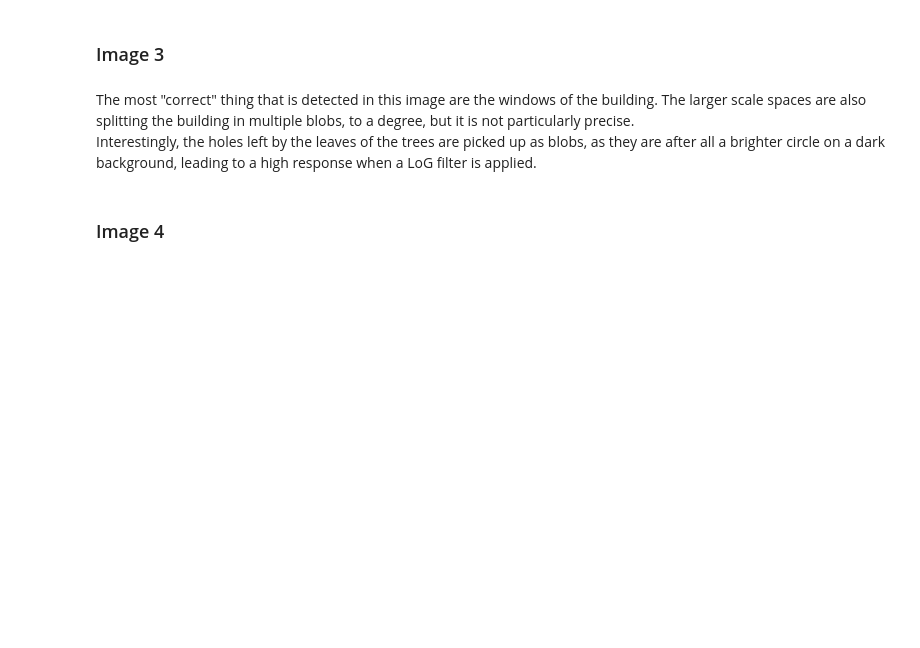
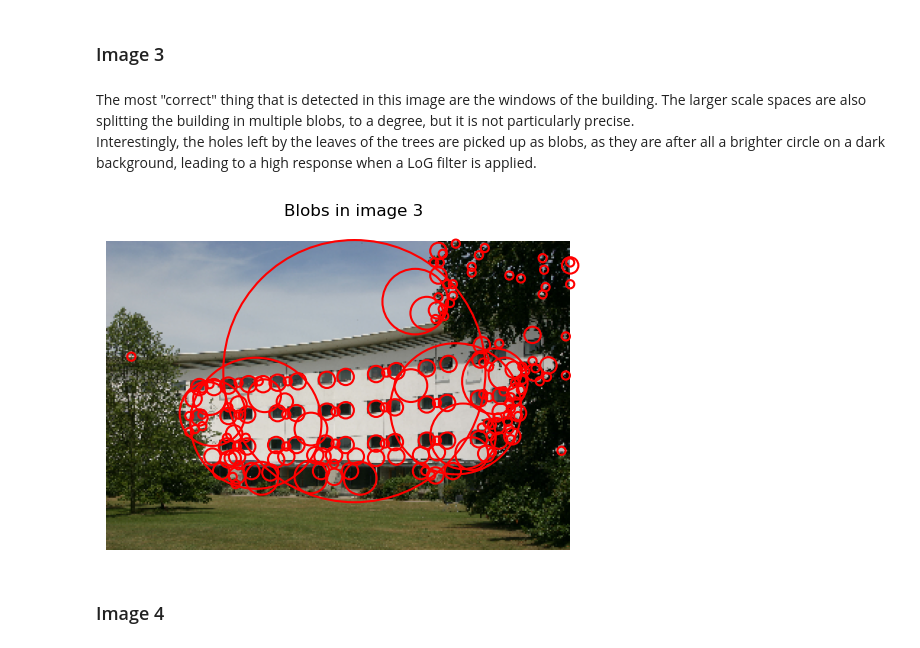
Before and after one commit to davideamadei/ISPR-Midterms, a Jupyter notebook: Midterm1/Assignment.ipynb, the cells around one changed output. Saved outputs shown, nothing was run; the diff lists cells and outputs as text; code cells hidden in the pictures; blank space fills up the shorter version.

```diff
--- a/Midterm1/Assignment.ipynb
+++ b/Midterm1/Assignment.ipynb
@@ -269,11 +281,13 @@ Interestingly, the holes left by the leaves of the trees are picked up as blobs,
 # %%
 image = cv2.imread("./images/image3.bmp")
 image = cv2.cvtColor(image, cv2.COLOR_BGR2RGB)
 # normalize image
 gray = cv2.cvtColor(image, cv2.COLOR_RGB2GRAY) / 255.0
 
 results = blob_detector(gray, base_scale=base_scale, k=k, threshold=threshold)
-plot_blobs(image, results, "Blobs in image 1")
+plot_blobs(image, results, "Blobs in image 3")
+# %% [output]
+[figure, added]
 # %% [markdown]
 ### Image 4
 # %% [markdown]
```
Also changed, not shown: parts of 8 cells of this notebook.
